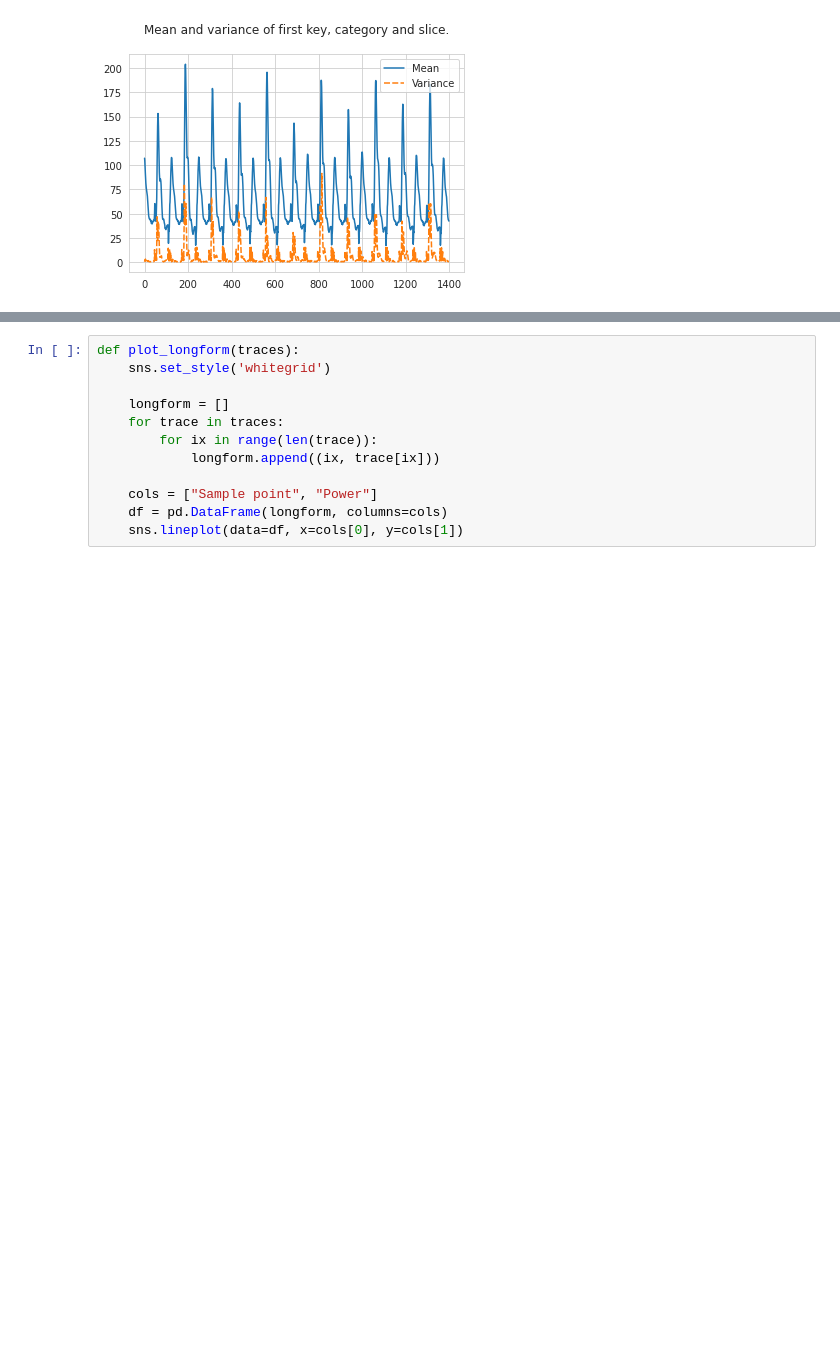
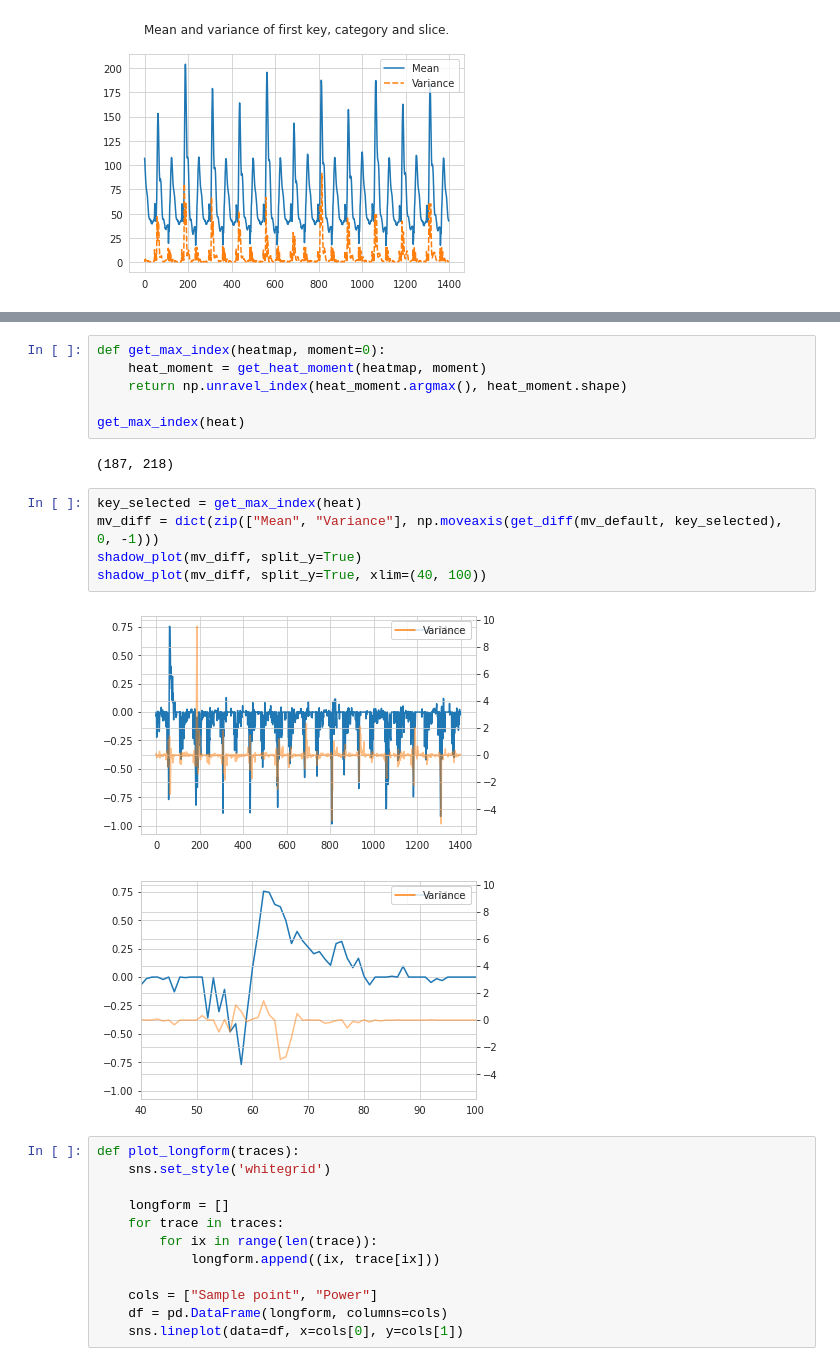
Before and after one commit to ccberg/LA, a Jupyter notebook: tvla/t_test_doc.ipynb, the cells around one changed output, grey strips where cells are left out. Drawn from its saved outputs; the diff is of its cells as text; blank space fills up the shorter version.

```diff
--- a/tvla/t_test_doc.ipynb
+++ b/tvla/t_test_doc.ipynb
@@ -297,3 +336,19 @@ shadow_plot(mv_diff, split_y=True, xlim=(40, 100))
+# %%
+def get_max_index(heatmap, moment=0):
+    heat_moment = get_heat_moment(heatmap, moment)
+    return np.unravel_index(heat_moment.argmax(), heat_moment.shape)
+
+get_max_index(heat)
+# %% [output]
+(187, 218)
+# %%
+key_selected = get_max_index(heat)
+mv_diff = dict(zip(["Mean", "Variance"], np.moveaxis(get_diff(mv_default, key_selected), 0, -1)))
+shadow_plot(mv_diff, split_y=True)
+shadow_plot(mv_diff, split_y=True, xlim=(40, 100))
+# %% [output]
+[figure, added]
+[figure, added]
 # %%
 def plot_longform(traces):
     sns.set_style('whitegrid')
```
Also changed, not shown: parts of 3 cells of this notebook.
